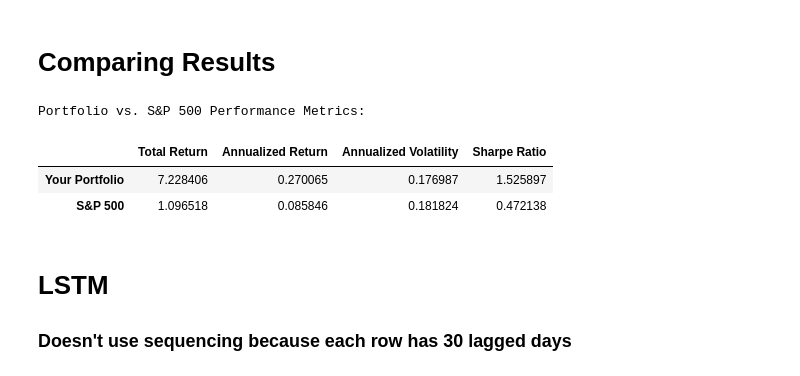
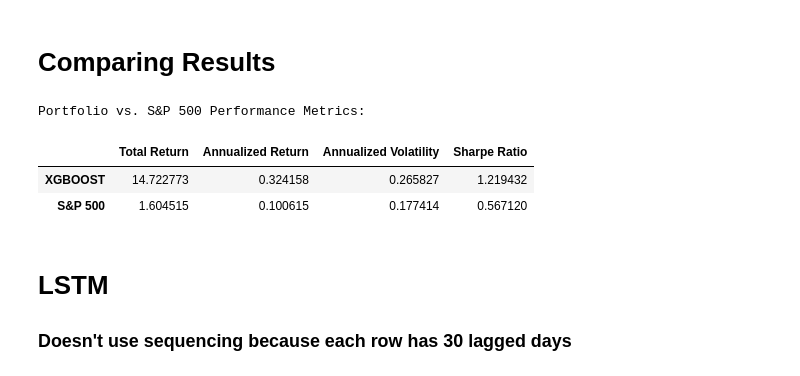
Before and after one commit to chama210/MLStockProject, a Jupyter notebook: Official Project Code.ipynb, the cells around one changed output. Saved outputs shown, nothing was run; the diff lists cells and outputs as text; code cells hidden in the pictures.

```diff
--- a/Official Project Code.ipynb
+++ b/Official Project Code.ipynb
@@ -35,8 +26,8 @@ from sklearn.metrics import f1_score
 # %%
 
 # Load the data
-file_name = "top_100_sp500_stock_data.csv"
-#file_name = "top_7_sp500_stock_data.csv" # Used for testing models first
+#file_name = "top_100_sp500_stock_data.csv"
+file_name = "top_7_sp500_stock_data.csv" # Used for testing models first
 all_stocks_data = pd.read_csv(file_name)
 
 # Create the target variable
@@ -46,3 +37,20 @@ all_stocks_data['Return_90d'] = (
 
 # Modify the target variable to have labels 0 and 1
 all_stocks_data['Target'] = (all_stocks_data['Return_90d'] > 0).astype(int)
+
+# Drop rows with NaN values
+all_stocks_data.dropna(inplace=True)
+
+# Select features
+feature_columns = [
+    col for col in all_stocks_data.columns if col not in ['Ticker', 'Return_90d', 'Target', 'Date']
+]
+X = all_stocks_data[feature_columns]
+y = all_stocks_data['Target']
+
+# Handle infinity values
+X = X.replace([np.inf, -np.inf], np.nan)
+
+# Remove rows with NaN values
+X = X.dropna()
+y = y.loc[X.index]
@@ -77,9 +68,9 @@ param_dist = {
     'min_child_weight': [1, 3, 5]
 }
 
-# Initialize variables
+# Initialize Start and End Year.
 start_year = 2014
-end_year = 2022
+end_year = 2023
 yearly_results = []
 trained_models = []
 
@@ -770,36 +732,36 @@ def calculate_performance_metrics(returns_series, risk_free_rate=0.0):
     # Calculate Sharpe ratio
     sharpe_ratio = (annualized_return - risk_free_rate) / annualized_volatility
 
     return {
         'Total Return': total_return,
         'Annualized Return': annualized_return,
         'Annualized Volatility': annualized_volatility,
         'Sharpe Ratio': sharpe_ratio
     }
 
 # Calculate metrics for the portfolio
 portfolio_metrics = calculate_performance_metrics(final_cumulative_returns)
 
 # Calculate metrics for the S&P 500
 sp500_metrics = calculate_performance_metrics(sp500_cumulative_returns)
 
 # Convert S&P 500 metrics into scalar values (remove index metadata)
 sp500_metrics_cleaned = {key: float(value) for key, value in sp500_metrics.items()}
 
 # Create a DataFrame with the metrics for comparison
 metrics_df = pd.DataFrame(
     [portfolio_metrics, sp500_metrics_cleaned],
-    index=['Your Portfolio', 'S&P 500']
+    index=['XGBOOST', 'S&P 500']
 )
 
 # Display the metrics
 print("\nPortfolio vs. S&P 500 Performance Metrics:")
 metrics_df
 # %% [output]
 Portfolio vs. S&P 500 Performance Metrics:
 |  | Total Return | Annualized Return | Annualized Volatility | Sharpe Ratio |
-| Your Portfolio | 7.228406 | 0.270065 | 0.176987 | 1.525897 |
-| S&P 500 | 1.096518 | 0.085846 | 0.181824 | 0.472138 |
+| XGBOOST | 14.722773 | 0.324158 | 0.265827 | 1.219432 |
+| S&P 500 | 1.604515 | 0.100615 | 0.177414 | 0.567120 |
 # %% [markdown]
 # LSTM
 ### Doesn't use sequencing because each row has 30 lagged days
```
Also changed, not shown: parts of 32 cells of this notebook, 2 other files.
